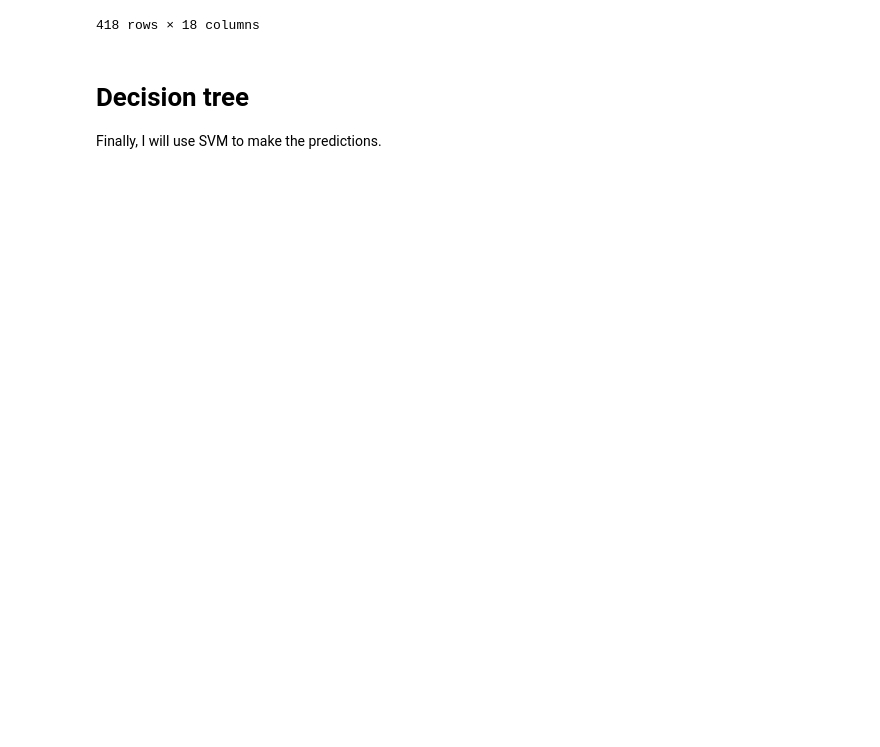
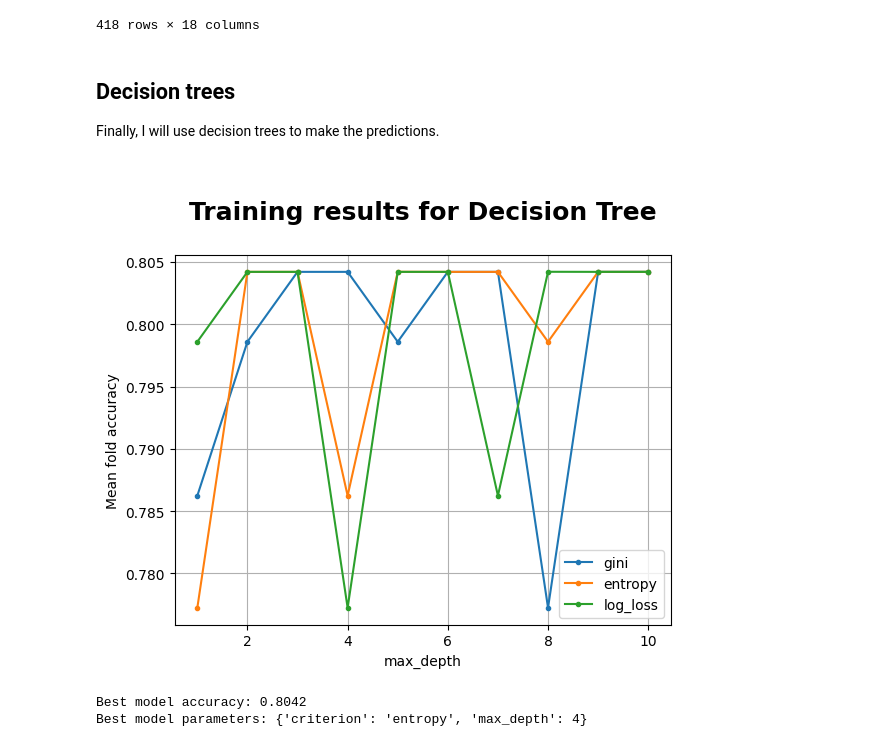
Before and after one commit to jramon-mm/ML_DL_Challenges, a Jupyter notebook: Titanic/Titanic.ipynb, the cells around one changed output. Saved outputs shown, nothing was run; the diff lists cells and outputs as text; code cells hidden in the pictures; blank space fills up the shorter version.

Commit message:
Decision trees, ensembles and DL implemented. Only thing remaining: DL with 2 input cannot be uploaded due to daily submission limit.

```diff
--- a/Titanic/Titanic.ipynb
+++ b/Titanic/Titanic.ipynb
@@ -1606,3 +1617,48 @@ pd.DataFrame({'PassengerId': df_test['PassengerId'], 'Survived': df_test['Surviv
 # %% [markdown]
-# Decision tree
-Finally, I will use SVM to make the predictions.
+## Decision trees
+Finally, I will use decision trees to make the predictions.
+# %%
+# Define the parameter grid for Decision Tree
+dt_param_grid = {
+    'criterion': ['gini', 'entropy', 'log_loss'],
+    'max_depth': list(range(1, 11))
+}
+
+# Initialize DecisionTreeClassifier
+dt = DecisionTreeClassifier(random_state=33)
+
+# Initialize GridSearchCV
+dt_grid_search = GridSearchCV(dt, dt_param_grid, scoring='accuracy', cv=cv_obj)
+
+# Fit the model
+dt_grid_search.fit(df_train_pred.drop(['Survived'], axis=1), df_train_pred['Survived'])
+
+# Extract results
+dt_training_results = dt_grid_search.cv_results_
+best_dt_params = dt_grid_search.best_params_
+best_dt_accuracy = dt_grid_search.best_score_
+best_dt_model = dt_grid_search.best_estimator_
+
+# Get mean accuracies from training results
+gini_accuracies = dt_training_results['mean_test_score'][::3]
+entropy_accuracies = dt_training_results['mean_test_score'][1::3]
+log_loss_accuracies = dt_training_results['mean_test_score'][2::3]
+
+# Plot the results
+plt.plot(range(1, 11), gini_accuracies, marker='.', label='gini')
+plt.plot(range(1, 11), entropy_accuracies, marker='.', label='entropy')
+plt.plot(range(1, 11), log_loss_accuracies, marker='.', label='log_loss')
+plt.xlabel('max_depth')
+plt.ylabel('Mean fold accuracy')
+plt.title('\nTraining results for Decision Tree\n', fontsize=18, weight='bold')
+plt.legend()
+plt.grid(True)
+plt.show()
+
+# Print the best model accuracy and parameters
+print(f'Best model accuracy: {best_dt_accuracy:.4f}')
+print(f'Best model parameters: {best_dt_params}')
+# %% [output]
+[figure, added]
+Best model accuracy: 0.8042
+Best model parameters: {'criterion': 'entropy', 'max_depth': 4}
```
Also changed, not shown: parts of 66 cells of this notebook.
